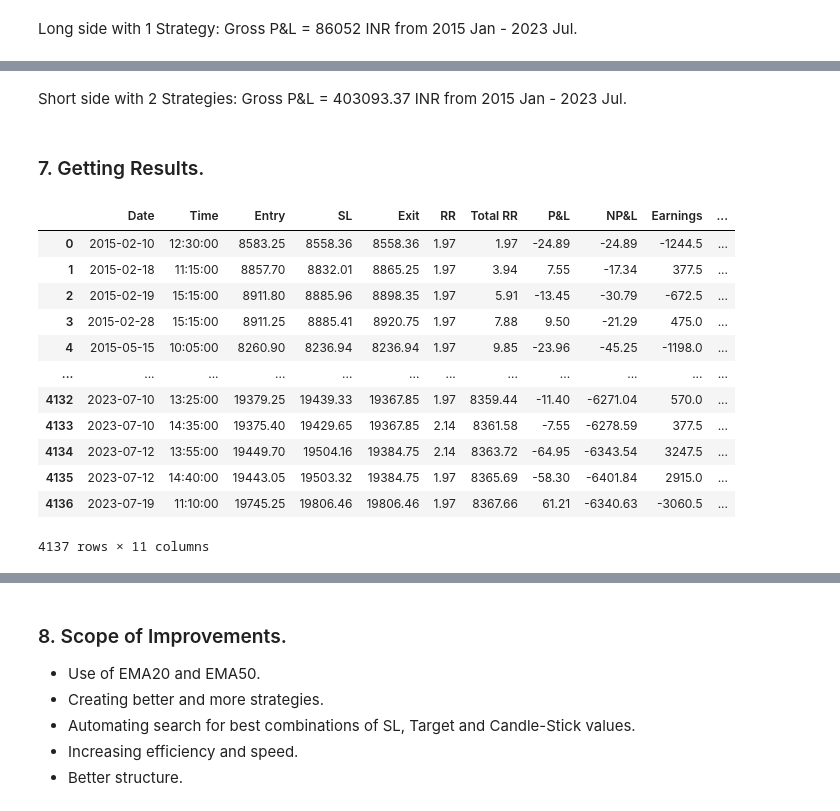
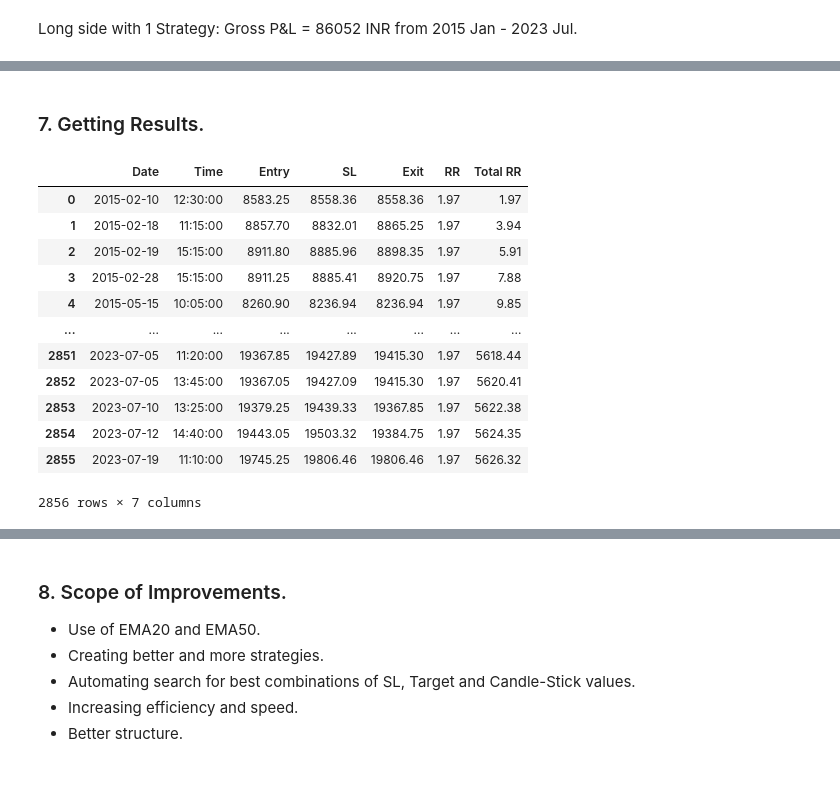
Before and after one commit to Astrobot91/Projects, a Jupyter notebook: Backtesters/backtester_V1.ipynb, the cells around one changed output, grey strips where cells are left out. Cells and saved outputs as stored; diff of their text form; code cells hidden in the pictures; blank space fills up the shorter version.

```diff
--- a/Backtesters/backtester_V1.ipynb
+++ b/Backtesters/backtester_V1.ipynb
@@ -392,6 +403,12 @@ considered_cpr_levels
 #### 6.1. Long Side
 This strategy is using CPR levels. Different strategies can be developed and combined together to get desired results.
 # %%
+# Define Wallet
+buy_wallet = 1000000
+
+# Lot Size
+lotsize = 50
+
 # Create list for storing important values
 dates_buy = np.array([])
 time_buy = np.array([])
@@ -400,9 +417,6 @@ exit_buy = np.array([])
 sl_array_buy = np.array([])
 net_rr_buy = np.array([])
 buy_earnings = np.array([])
-
-# Lot Size
-lotsize = 50
 
 # BUY SIDE
 for j in range(len(considered_cpr_levels["BUY Combos"])):
@@ -436,6 +450,14 @@ for j in range(len(considered_cpr_levels["BUY Combos"])):
                 time_buy = np.append(time_buy, all_candles_time[i])
                 entry_buy = np.append(entry_buy, all_candles_high[i])
 
+                for z in range(1, 100):
+                    if z * ((all_candles_high[i] * lotsize) / 9) > 1.0 * buy_wallet:
+                        no_of_lots = z - 1
+                        deployed_capital = no_of_lots * ((all_candles_high[i] * lotsize) / 9)
+                        break
+
+                buy_wallet -= deployed_capital
+
                 # StopLoss at candle LOW, GAP = 0.01%
                 sl = (all_candles_high[i] - (all_candles_high[i] * 0.0029)).round(2)
                 sl_array_buy = np.append(sl_array_buy, sl)
@@ -460,8 +482,9 @@ for j in range(len(considered_cpr_levels["BUY Combos"])):
                 exit_buy = np.append(exit_buy, exit_val)
 
             # Append the earnings
-                earning_buy = ((exit_val - all_candles_high[i]) * lotsize)
-                buy_earnings = np.append(buy_earnings, earning_buy)
+                earning_buy = deployed_capital + ((exit_val - all_candles_high[i]) * lotsize * no_of_lots)
+                buy_wallet = buy_wallet + earning_buy
+                buy_earnings = np.append(buy_earnings, buy_wallet)
 
 
 ...
@@ -477,16 +500,12 @@ backtesting_long_data = {
     "Exit": exit_buy,
     "RR": net_rr_buy,
     "P&L": None,
-    "NP&L": None,
     "Earnings": buy_earnings,
-    "Net Earnings": None
     }
 
 backtesting_buy_df = pd.DataFrame(backtesting_long_data)
 # %%
 backtesting_buy_df["P&L"] = (backtesting_buy_df["Exit"] - backtesting_buy_df["Entry"]).round(2)
-backtesting_buy_df["NP&L"] = backtesting_buy_df["P&L"].cumsum()
-backtesting_buy_df["Net Earnings"] = backtesting_buy_df["Earnings"].cumsum()
 
 backtesting_buy_df
 # %% [output]
@@ -637,8 +674,6 @@ backtesting_short_data = {
 backtesting_sell_df = pd.DataFrame(backtesting_short_data)
 # %%
 backtesting_sell_df["P&L"] = (backtesting_sell_df["Exit"] - backtesting_sell_df["Entry"]).round(2)
-backtesting_sell_df["NP&L"] = backtesting_sell_df["P&L"].cumsum()
-backtesting_sell_df["Net Earnings"] = backtesting_sell_df["Earnings"].cumsum()
 
 backtesting_sell_df
 # %% [output]
@@ -658,33 +693,30 @@ backtesting_sell_df
-# %% [markdown]
-Short side with 2 Strategies: Gross P&L = 403093.37 INR from 2015 Jan - 2023 Jul.
 # %% [markdown]
 ### 7. Getting Results.
 # %%
 total_trades_df = pd.concat([backtesting_buy_df, backtesting_sell_df], ignore_index = True)
 total_trades_df["Net Earnings"] = None
 total_trades_df["NP&L"] = None
 total_trades_df.sort_values(by = "Date")
 
 total_trades_df["Net Earnings"] = total_trades_df["Earnings"].cumsum()
-total_trades_df["NP&L"] = total_trades_df["P&L"].cumsum()
 total_trades_df["Total RR"] = total_trades_df["RR"].cumsum()
 
-total_trades_df = total_trades_df[["Date", "Time", "Entry", "SL", "Exit", "RR", "Total RR", "P&L", "NP&L", "Earnings", "Net Earnings"]]
+total_trades_df = total_trades_df[["Date", "Time", "Entry", "SL", "Exit", "RR", "Total RR"]]
 total_trades_df
 # %% [output]
-|  | Date | Time | Entry | SL | Exit | RR | Total RR | P&L | NP&L | Earnings | ... |
-| 0 | 2015-02-10 | 12:30:00 | 8583.25 | 8558.36 | 8558.36 | 1.97 | 1.97 | -24.89 | -24.89 | -1244.5 | ... |
-| 1 | 2015-02-18 | 11:15:00 | 8857.70 | 8832.01 | 8865.25 | 1.97 | 3.94 | 7.55 | -17.34 | 377.5 | ... |
-| 2 | 2015-02-19 | 15:15:00 | 8911.80 | 8885.96 | 8898.35 | 1.97 | 5.91 | -13.45 | -30.79 | -672.5 | ... |
-| 3 | 2015-02-28 | 15:15:00 | 8911.25 | 8885.41 | 8920.75 | 1.97 | 7.88 | 9.50 | -21.29 | 475.0 | ... |
-| 4 | 2015-05-15 | 10:05:00 | 8260.90 | 8236.94 | 8236.94 | 1.97 | 9.85 | -23.96 | -45.25 | -1198.0 | ... |
-| ... | ... | ... | ... | ... | ... | ... | ... | ... | ... | ... | ... |
-| 4132 | 2023-07-10 | 13:25:00 | 19379.25 | 19439.33 | 19367.85 | 1.97 | 8359.44 | -11.40 | -6271.04 | 570.0 | ... |
-| 4133 | 2023-07-10 | 14:35:00 | 19375.40 | 19429.65 | 19367.85 | 2.14 | 8361.58 | -7.55 | -6278.59 | 377.5 | ... |
-| 4134 | 2023-07-12 | 13:55:00 | 19449.70 | 19504.16 | 19384.75 | 2.14 | 8363.72 | -64.95 | -6343.54 | 3247.5 | ... |
-| 4135 | 2023-07-12 | 14:40:00 | 19443.05 | 19503.32 | 19384.75 | 1.97 | 8365.69 | -58.30 | -6401.84 | 2915.0 | ... |
-| 4136 | 2023-07-19 | 11:10:00 | 19745.25 | 19806.46 | 19806.46 | 1.97 | 8367.66 | 61.21 | -6340.63 | -3060.5 | ... |
+|  | Date | Time | Entry | SL | Exit | RR | Total RR |
+| 0 | 2015-02-10 | 12:30:00 | 8583.25 | 8558.36 | 8558.36 | 1.97 | 1.97 |
+| 1 | 2015-02-18 | 11:15:00 | 8857.70 | 8832.01 | 8865.25 | 1.97 | 3.94 |
+| 2 | 2015-02-19 | 15:15:00 | 8911.80 | 8885.96 | 8898.35 | 1.97 | 5.91 |
+| 3 | 2015-02-28 | 15:15:00 | 8911.25 | 8885.41 | 8920.75 | 1.97 | 7.88 |
+| 4 | 2015-05-15 | 10:05:00 | 8260.90 | 8236.94 | 8236.94 | 1.97 | 9.85 |
+| ... | ... | ... | ... | ... | ... | ... | ... |
+| 2851 | 2023-07-05 | 11:20:00 | 19367.85 | 19427.89 | 19415.30 | 1.97 | 5618.44 |
+| 2852 | 2023-07-05 | 13:45:00 | 19367.05 | 19427.09 | 19415.30 | 1.97 | 5620.41 |
+| 2853 | 2023-07-10 | 13:25:00 | 19379.25 | 19439.33 | 19367.85 | 1.97 | 5622.38 |
+| 2854 | 2023-07-12 | 14:40:00 | 19443.05 | 19503.32 | 19384.75 | 1.97 | 5624.35 |
+| 2855 | 2023-07-19 | 11:10:00 | 19745.25 | 19806.46 | 19806.46 | 1.97 | 5626.32 |
-4137 rows × 11 columns
+2856 rows × 7 columns
 # %%
 rr = (total_trades_df['Total RR'].iloc[-1] / len(total_trades_df)).round(2)
 total_trades = len(total_trades_df)
```
Also changed, not shown: parts of 7 cells of this notebook.
